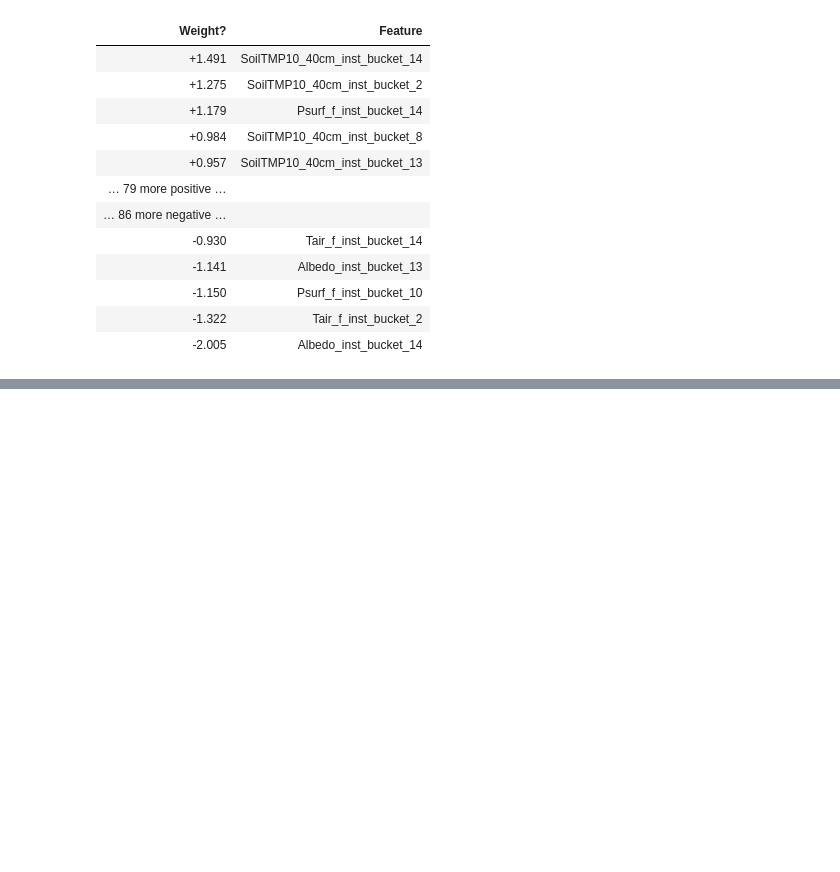
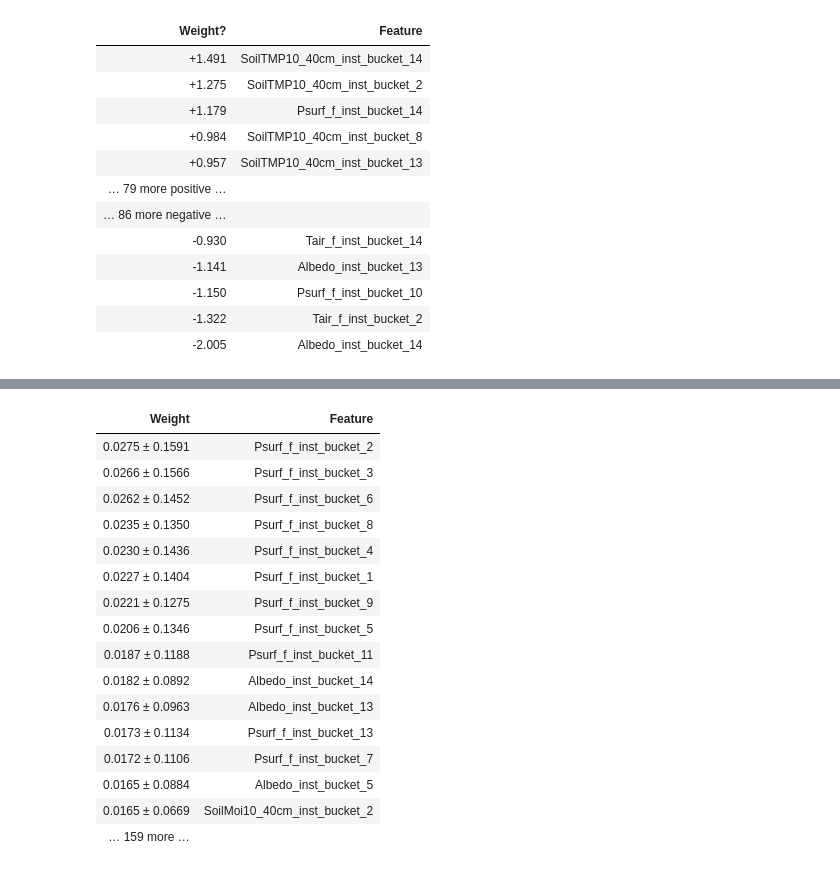
Before and after one commit to instadeepai/locust-predict, a Jupyter notebook: notebooks/Data-Generation-Interpretation.ipynb, the cells around one changed output, grey strips where cells are left out. Cells and saved outputs as stored; diff of their text form; code cells hidden in the pictures; blank space fills up the shorter version.

```diff
--- a/notebooks/Data-Generation-Interpretation.ipynb
+++ b/notebooks/Data-Generation-Interpretation.ipynb
@@ -128,0 +147,20 @@ shap.plots.beeswarm(shap_values)
+# %%
+eli5.explain_weights(rf_model, top=15, feature_names=train_x.columns.tolist())
+# %% [output]
+| Weight | Feature |
+| 0.0275 ± 0.1591 | Psurf_f_inst_bucket_2 |
+| 0.0266 ± 0.1566 | Psurf_f_inst_bucket_3 |
+| 0.0262 ± 0.1452 | Psurf_f_inst_bucket_6 |
+| 0.0235 ± 0.1350 | Psurf_f_inst_bucket_8 |
+| 0.0230 ± 0.1436 | Psurf_f_inst_bucket_4 |
+| 0.0227 ± 0.1404 | Psurf_f_inst_bucket_1 |
+| 0.0221 ± 0.1275 | Psurf_f_inst_bucket_9 |
+| 0.0206 ± 0.1346 | Psurf_f_inst_bucket_5 |
+| 0.0187 ± 0.1188 | Psurf_f_inst_bucket_11 |
+| 0.0182 ± 0.0892 | Albedo_inst_bucket_14 |
+| 0.0176 ± 0.0963 | Albedo_inst_bucket_13 |
+| 0.0173 ± 0.1134 | Psurf_f_inst_bucket_13 |
+| 0.0172 ± 0.1106 | Psurf_f_inst_bucket_7 |
+| 0.0165 ± 0.0884 | Albedo_inst_bucket_5 |
+| 0.0165 ± 0.0669 | SoilMoi10_40cm_inst_bucket_2 |
+| … 159 more … |  |
```
Also changed, not shown: parts of 14 cells of this notebook.
